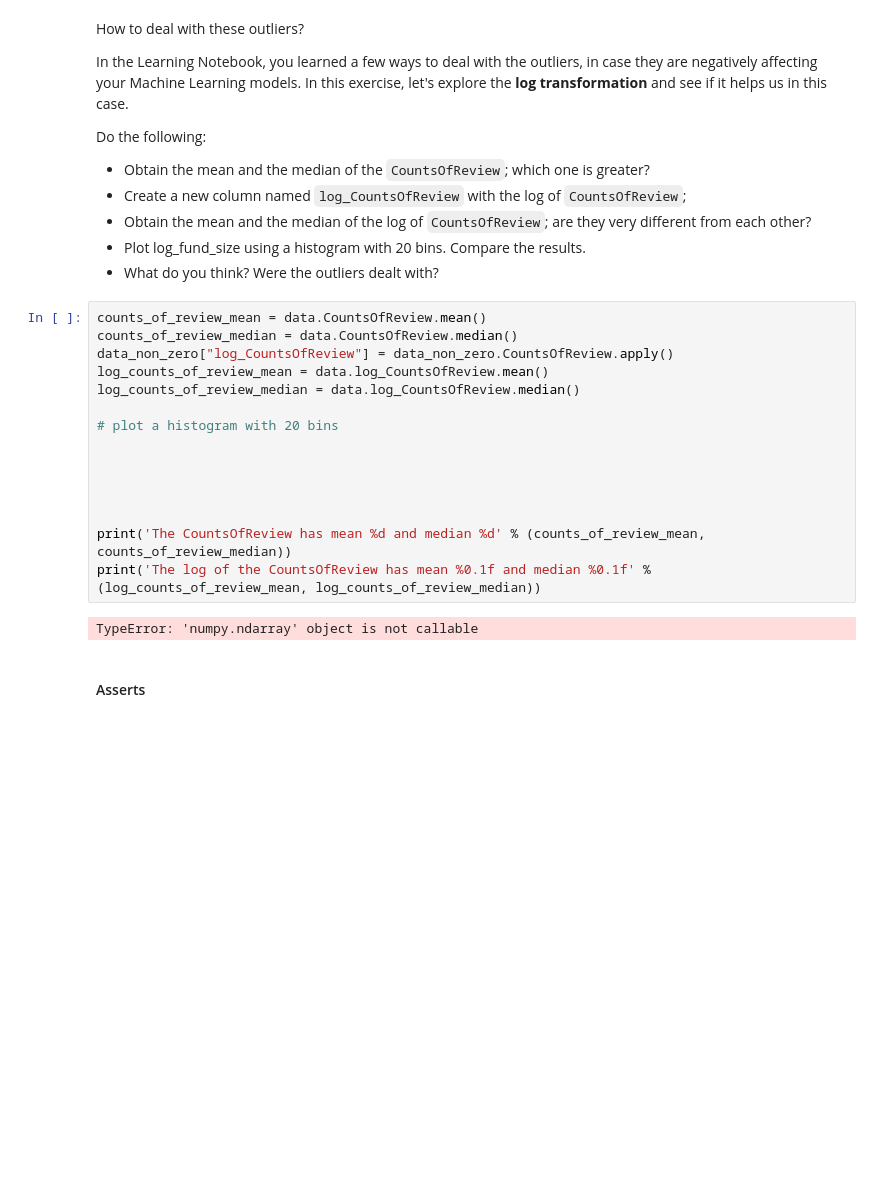
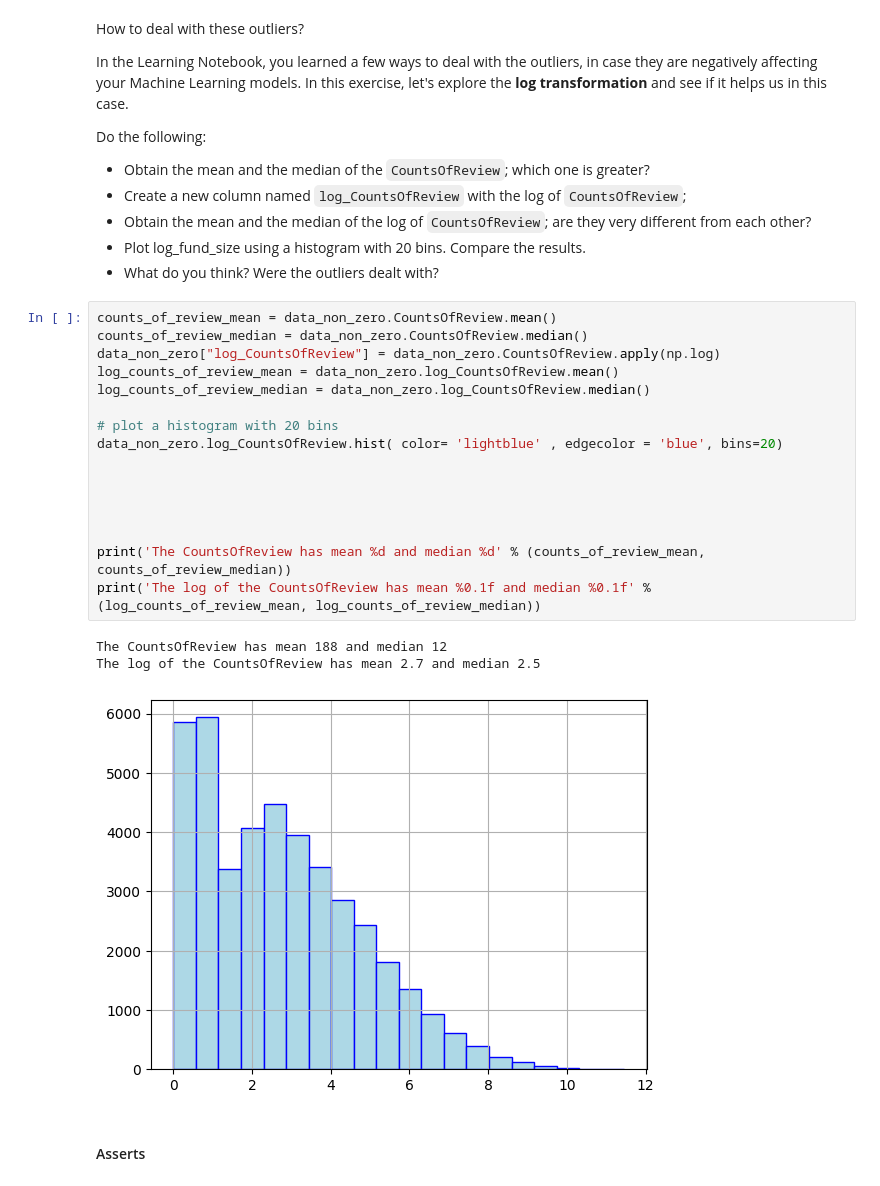
Before and after one commit to FranciscoDMO/batch6-workspace, a Jupyter notebook: SLU04 - Basic Stats with Pandas/Exercise notebook.ipynb, the cells around one changed output. Cells and saved outputs as stored; diff of their text form; blank space fills up the shorter version.

```diff
--- a/SLU04 - Basic Stats with Pandas/Exercise notebook.ipynb
+++ b/SLU04 - Basic Stats with Pandas/Exercise notebook.ipynb
@@ -280,22 +280,25 @@ Do the following:
 - Plot log_fund_size using a histogram with 20 bins. Compare the results.
 - What do you think? Were the outliers dealt with?
 # %%
-counts_of_review_mean = data.CountsOfReview.mean()
-counts_of_review_median = data.CountsOfReview.median()
-data_non_zero["log_CountsOfReview"] = data_non_zero.CountsOfReview.apply()
-log_counts_of_review_mean = data.log_CountsOfReview.mean()
-log_counts_of_review_median = data.log_CountsOfReview.median()
+counts_of_review_mean = data_non_zero.CountsOfReview.mean()
+counts_of_review_median = data_non_zero.CountsOfReview.median()
+data_non_zero["log_CountsOfReview"] = data_non_zero.CountsOfReview.apply(np.log)
+log_counts_of_review_mean = data_non_zero.log_CountsOfReview.mean()
+log_counts_of_review_median = data_non_zero.log_CountsOfReview.median()
 
 # plot a histogram with 20 bins
+data_non_zero.log_CountsOfReview.hist( color= 'lightblue' , edgecolor = 'blue', bins=20)
 
 
 
 
 
 print('The CountsOfReview has mean %d and median %d' % (counts_of_review_mean, counts_of_review_median))
 print('The log of the CountsOfReview has mean %0.1f and median %0.1f' % (log_counts_of_review_mean, log_counts_of_review_median))
 # %% [output]
-TypeError: 'numpy.ndarray' object is not callable
+The CountsOfReview has mean 188 and median 12
+The log of the CountsOfReview has mean 2.7 and median 2.5
+[figure, added]
 # %% [markdown]
 #### Asserts
 # %%
```
